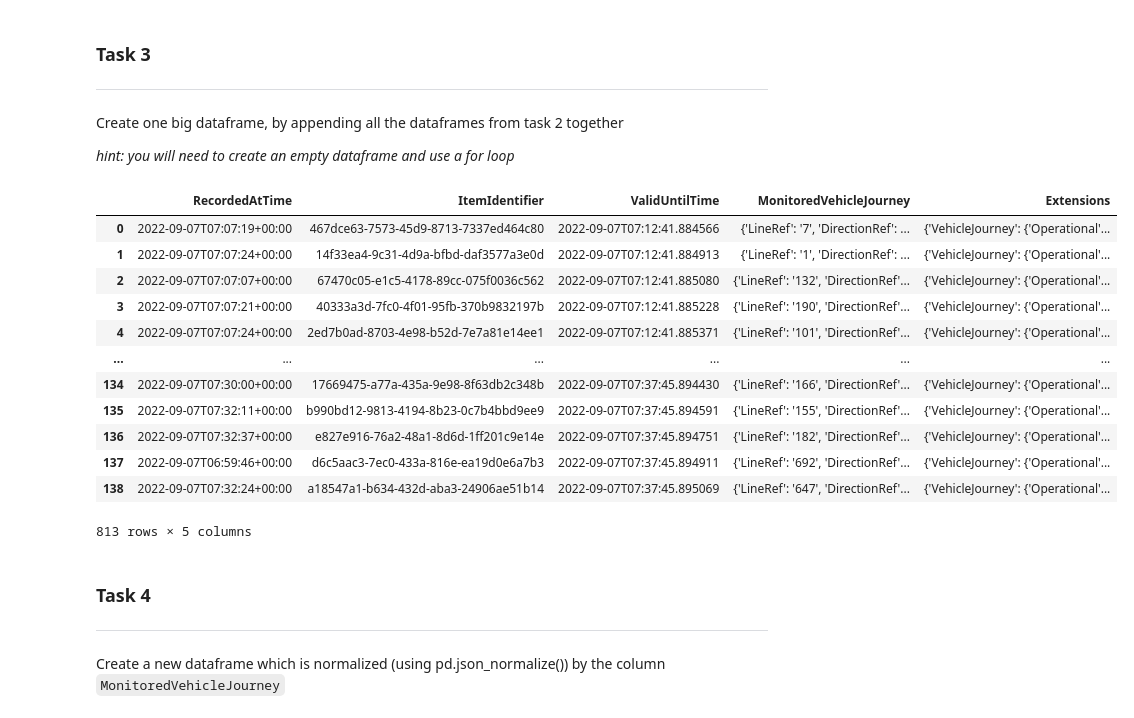
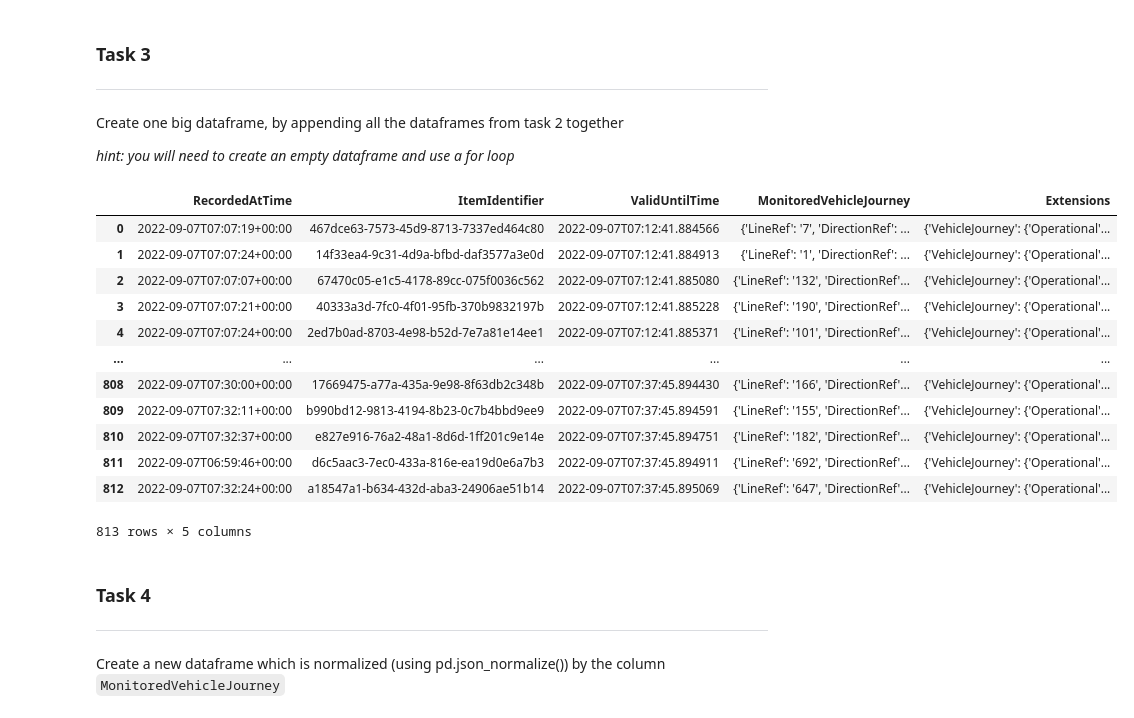
Before and after one commit to JackSandford/ECK, a Jupyter notebook: Projects/Bus_Data_dataset_simplification.ipynb, the cells around one changed output. Cells and saved outputs as stored; diff of their text form; code cells hidden in the pictures.

```diff
--- a/Projects/Bus_Data_dataset_simplification.ipynb
+++ b/Projects/Bus_Data_dataset_simplification.ipynb
@@ -121,24 +123,27 @@ Create one big dataframe, by appending all the dataframes from task 2 together
 
 *hint: you will need to create an empty dataframe and use a for loop*
 # %%
-bdf = pd.DataFrame()
-for df in df_list:
-  odf = pd.read_json(df)
-  bdf = pd.concat([bdf, odf])
+def add_df():
+  bdf = pd.DataFrame()
+  for df in df_list:
+    odf = pd.read_json(df)
+    bdf = pd.concat([bdf, odf], ignore_index = True)
+  return bdf
+bdf = add_df()
 display(bdf)
 # %% [output]
 |  | RecordedAtTime | ItemIdentifier | ValidUntilTime | MonitoredVehicleJourney | Extensions |
 | 0 | 2022-09-07T07:07:19+00:00 | 467dce63-7573-45d9-8713-7337ed464c80 | 2022-09-07T07:12:41.884566 | {'LineRef': '7', 'DirectionRef': ... | {'VehicleJourney': {'Operational'... |
 | 1 | 2022-09-07T07:07:24+00:00 | 14f33ea4-9c31-4d9a-bfbd-daf3577a3e0d | 2022-09-07T07:12:41.884913 | {'LineRef': '1', 'DirectionRef': ... | {'VehicleJourney': {'Operational'... |
 | 2 | 2022-09-07T07:07:07+00:00 | 67470c05-e1c5-4178-89cc-075f0036c562 | 2022-09-07T07:12:41.885080 | {'LineRef': '132', 'DirectionRef'... | {'VehicleJourney': {'Operational'... |
 | 3 | 2022-09-07T07:07:21+00:00 | 40333a3d-7fc0-4f01-95fb-370b9832197b | 2022-09-07T07:12:41.885228 | {'LineRef': '190', 'DirectionRef'... | {'VehicleJourney': {'Operational'... |
 | 4 | 2022-09-07T07:07:24+00:00 | 2ed7b0ad-8703-4e98-b52d-7e7a81e14ee1 | 2022-09-07T07:12:41.885371 | {'LineRef': '101', 'DirectionRef'... | {'VehicleJourney': {'Operational'... |
 | ... | ... | ... | ... | ... | ... |
-| 134 | 2022-09-07T07:30:00+00:00 | 17669475-a77a-435a-9e98-8f63db2c348b | 2022-09-07T07:37:45.894430 | {'LineRef': '166', 'DirectionRef'... | {'VehicleJourney': {'Operational'... |
-| 135 | 2022-09-07T07:32:11+00:00 | b990bd12-9813-4194-8b23-0c7b4bbd9ee9 | 2022-09-07T07:37:45.894591 | {'LineRef': '155', 'DirectionRef'... | {'VehicleJourney': {'Operational'... |
-| 136 | 2022-09-07T07:32:37+00:00 | e827e916-76a2-48a1-8d6d-1ff201c9e14e | 2022-09-07T07:37:45.894751 | {'LineRef': '182', 'DirectionRef'... | {'VehicleJourney': {'Operational'... |
-| 137 | 2022-09-07T06:59:46+00:00 | d6c5aac3-7ec0-433a-816e-ea19d0e6a7b3 | 2022-09-07T07:37:45.894911 | {'LineRef': '692', 'DirectionRef'... | {'VehicleJourney': {'Operational'... |
-| 138 | 2022-09-07T07:32:24+00:00 | a18547a1-b634-432d-aba3-24906ae51b14 | 2022-09-07T07:37:45.895069 | {'LineRef': '647', 'DirectionRef'... | {'VehicleJourney': {'Operational'... |
+| 808 | 2022-09-07T07:30:00+00:00 | 17669475-a77a-435a-9e98-8f63db2c348b | 2022-09-07T07:37:45.894430 | {'LineRef': '166', 'DirectionRef'... | {'VehicleJourney': {'Operational'... |
+| 809 | 2022-09-07T07:32:11+00:00 | b990bd12-9813-4194-8b23-0c7b4bbd9ee9 | 2022-09-07T07:37:45.894591 | {'LineRef': '155', 'DirectionRef'... | {'VehicleJourney': {'Operational'... |
+| 810 | 2022-09-07T07:32:37+00:00 | e827e916-76a2-48a1-8d6d-1ff201c9e14e | 2022-09-07T07:37:45.894751 | {'LineRef': '182', 'DirectionRef'... | {'VehicleJourney': {'Operational'... |
+| 811 | 2022-09-07T06:59:46+00:00 | d6c5aac3-7ec0-433a-816e-ea19d0e6a7b3 | 2022-09-07T07:37:45.894911 | {'LineRef': '692', 'DirectionRef'... | {'VehicleJourney': {'Operational'... |
+| 812 | 2022-09-07T07:32:24+00:00 | a18547a1-b634-432d-aba3-24906ae51b14 | 2022-09-07T07:37:45.895069 | {'LineRef': '647', 'DirectionRef'... | {'VehicleJourney': {'Operational'... |
 813 rows × 5 columns
 # %% [markdown]
 ### Task 4
```
Also changed, not shown: parts of 9 cells of this notebook.
